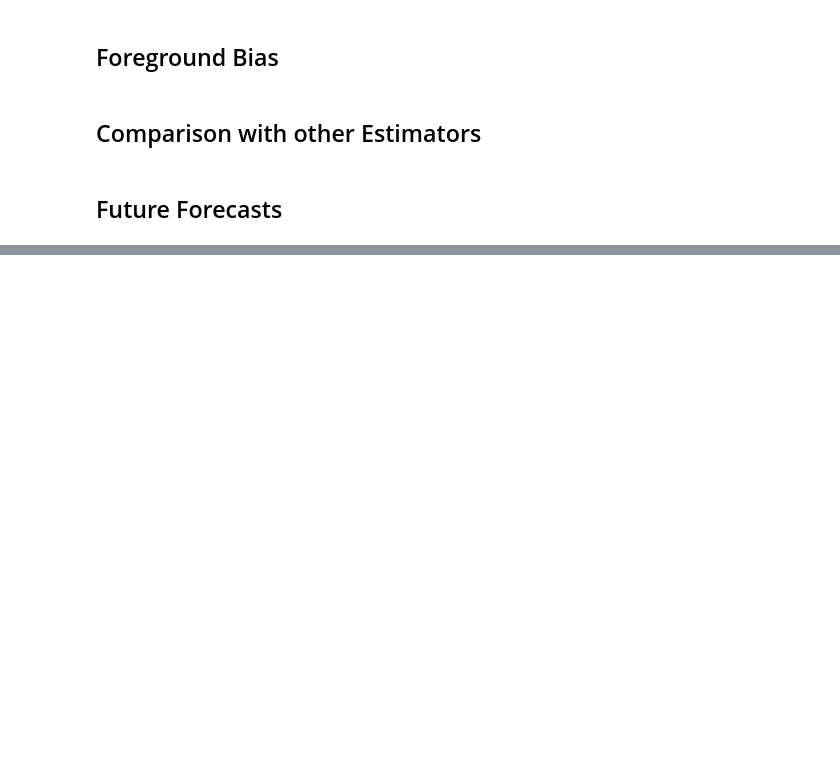
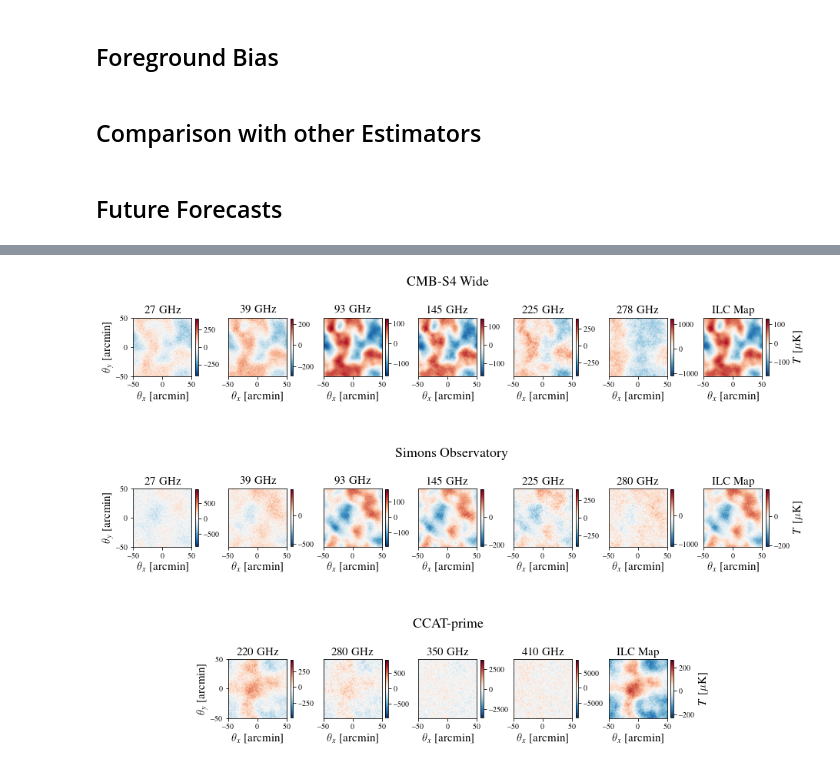
Before and after one commit to s6kelevy/cmb_lensing, a Jupyter notebook: random.ipynb, the cells around one changed output, grey strips where cells are left out. Saved outputs shown, nothing was run; the diff lists cells and outputs as text; code cells hidden in the pictures; blank space fills up the shorter version.

```diff
--- a/random.ipynb
+++ b/random.ipynb
@@ -100,30 +23,0 @@ for i in tqdm(range(25)):
-# %%
-fig, axs = plt.subplots(2, 2, sharex='col', sharey='row',
-                        gridspec_kw={'hspace': 0, 'wspace': 0}, figsize=(9,6))
-(ax1, ax2), (ax3, ax4) = axs
-for i in range(24):
-    ax1.plot(bins, dipole_profiles_1000[i], color = 'red', alpha = 0.1)
-ax1.plot(bins, dipole_profiles_1000[24], color = 'red', alpha = 0.1, label = nber_clusters_int[0])
-ax1.plot(bins, np.mean(dipole_profiles_1000, axis = 0), color = 'green', ls = '--')
-ax1.set_ylabel(r'$\langle\Delta T_{\theta_x}\rangle$'+r'$\ [\mu$'+'K]', fontsize = 15)
-ax1.legend()
-for i in range(24):
-    ax2.plot(bins, dipole_profiles_10000[i], color = 'red', alpha = 0.1)
-ax2.plot(bins, dipole_profiles_10000[24], color = 'red', alpha = 0.1, label = nber_clusters_int[1])
-ax2.plot(bins, np.mean(dipole_profiles_10000, axis = 0), color = 'green', ls = '--')
-ax2.legend()
-for i in range(24):
-    ax3.plot(bins, dipole_profiles_20000[i], color = 'red', alpha = 0.1)
-ax3.plot(bins, dipole_profiles_20000[24], color = 'red', alpha = 0.1, label = nber_clusters_int[2])
-ax3.plot(bins, np.mean(dipole_profiles_20000, axis = 0), color = 'green', ls = '--')
-ax3.set_xlabel(r'$\theta_x$ [arcmin]', fontsize = 15)
-ax3.set_ylabel(r'$\langle\Delta T_{\theta_x}\rangle$'+r'$\ [\mu$'+'K]', fontsize = 15)
-ax3.set_xticks([-4,-2,0,2, 4])
-ax3.legend()
-for i in range(24):
-    ax4.plot(bins, dipole_profiles_30000[i], color = 'red', alpha = 0.1)
-ax4.plot(bins, dipole_profiles_30000[24], color = 'red', alpha = 0.1, label = nber_clusters_int[3])
-ax4.plot(bins, np.mean(dipole_profiles_40000, axis = 0), color = 'green', ls = '--')
-ax4.set_xlabel(r'$\theta_x$ [arcmin]', fontsize = 15)
-ax4.set_xticks([-4,-2,0,2, 4])
-ax4.legend()
@@ -848,7 +696,7 @@ l, bl_dic_s4wide = exp.beam_power_spectrum_dict(experiment = 's4wide')
 l, nl_dic_s4wide = exp.noise_power_spectra_dict(experiment = 's4wide')
 
 
-l, cl_residual_s4wide, res_ilc_dic_s4wide, weights_arr_s4wide = fg.residuals_and_weights(components = 'all', experiment = 's4wide', cov_from_sims = True)
+l, cl_residual_s4wide, res_ilc_dic_s4wide, weights_arr_s4wide = hlc.residuals_and_weights(components = 'all', experiment = 's4wide', cov_from_sims = True)
 cl_noise_s4wide =  cl_residual_s4wide
 
 
@@ -926,7 +774,7 @@ l, bl_dic_so = exp.beam_power_spectrum_dict(experiment = 'so')
 l, nl_dic_so = exp.noise_power_spectra_dict(experiment = 'so')
 
 
-l, cl_residual_so, res_ilc_dic_so, weights_arr_so = fg.residuals_and_weights(components = 'all', experiment = 'so', cov_from_sims = True)
+l, cl_residual_so, res_ilc_dic_so, weights_arr_so = hlc.residuals_and_weights(components = 'all', experiment = 'so', cov_from_sims = True)
 cl_noise_so =  cl_residual_so
 
 
@@ -1101,7 +1070,7 @@ axarr[0,5].set_xlabel(r'$\theta_x\ $'+'[arcmin]', fontsize = '15')
 axarr[0,5].get_yaxis().set_visible(False)
 img06 = axarr[0,6].imshow(hlc_map_s4wide, extent = extent, cmap = cm.RdBu_r)
 fig.colorbar(img06, ax = axarr[0,6], shrink = 0.2).set_label(label=r'$T \ [\mu$'+'K]', size=15)
-axarr[0,6].set_title('HLC Map', fontsize = '15')
+axarr[0,6].set_title('ILC Map', fontsize = '15')
 axarr[0,6].set_xlabel(r'$\theta_x\ $'+'[arcmin]', fontsize = '15')
 axarr[0,6].get_yaxis().set_visible(False)
 
@@ -1138,7 +1107,7 @@ axarr[1,5].set_xlabel(r'$\theta_x\ $'+'[arcmin]', fontsize = '15')
 axarr[1,5].get_yaxis().set_visible(False)
 img16 = axarr[1,6].imshow(hlc_map_so, extent = extent, cmap = cm.RdBu_r)
 fig.colorbar(img16, ax = axarr[1,6], shrink = 0.2).set_label(label=r'$T \ [\mu$'+'K]', size=15)
-axarr[1,6].set_title('HLC Map', fontsize = '15')
+axarr[1,6].set_title('ILC Map', fontsize = '15')
 axarr[1,6].set_xlabel(r'$\theta_x\ $'+'[arcmin]', fontsize = '15')
 axarr[1,6].get_yaxis().set_visible(False)
 
@@ -1149,34 +1118,36 @@ fig.colorbar(img21, ax = axarr[2,1], shrink = 0.2)
 axarr[2,1].set_title(str(freq_arr_ccatp[0])+' GHz', fontsize = '15')
 axarr[2,1].set_ylabel(r'$\theta_y\ $'+'[arcmin]', fontsize = '15')
 axarr[2,1].set_xlabel(r'$\theta_x\ $'+'[arcmin]', fontsize = '15')
 img22 = axarr[2,2].imshow(map_arr_ccatp[1], extent = extent, cmap = cm.RdBu_r)
 fig.colorbar(img22, ax = axarr[2,2], shrink = 0.2)
 axarr[2,2].set_title(str(freq_arr_ccatp[1])+' GHz', fontsize = '15')
 axarr[2,2].set_xlabel(r'$\theta_x\ $'+'[arcmin]', fontsize = '15')
 axarr[2,2].get_yaxis().set_visible(False)
 img23 = axarr[2,3].imshow(map_arr_ccatp[2], extent = extent, cmap = cm.RdBu_r)
 fig.colorbar(img23, ax = axarr[2,3], shrink = 0.2)
 axarr[2,3].set_title(str(freq_arr_ccatp[2])+' GHz', fontsize = '15')
 axarr[2,3].set_xlabel(r'$\theta_x\ $'+'[arcmin]', fontsize = '15')
 axarr[2,3].get_yaxis().set_visible(False)
 img24 = axarr[2,4].imshow(map_arr_ccatp[3], extent = extent, cmap = cm.RdBu_r)
 fig.colorbar(img24, ax = axarr[2,4], shrink = 0.2)
 axarr[2,4].set_title(str(freq_arr_ccatp[3])+' GHz', fontsize = '15')
 axarr[2,4].set_xlabel(r'$\theta_x\ $'+'[arcmin]', fontsize = '15')
 axarr[2,4].get_yaxis().set_visible(False)
 img25 = axarr[2,5].imshow(hlc_map_ccatp, extent = extent, cmap = cm.RdBu_r)
 fig.colorbar(img25, ax = axarr[2,5], shrink = 0.2).set_label(label=r'$T \ [\mu$'+'K]', size=15)
-axarr[2,5].set_title('HLC Map', fontsize = '15')
+axarr[2,5].set_title('ILC Map', fontsize = '15')
 axarr[2,5].set_xlabel(r'$\theta_x\ $'+'[arcmin]', fontsize = '15')
 axarr[2,5].get_yaxis().set_visible(False)
 axarr[2,6].set_visible(False)
 fig.subplots_adjust(wspace=0.3, hspace = -0.4)
 
 
 axarr[0,3].text(-70, 105, 'CMB-S4 Wide', fontsize = 18)
 axarr[1,3].text(-90, 105, 'Simons Observatory', fontsize = 18)
 axarr[2,3].text(-60, 105, 'CCAT-prime', fontsize = 18)
 plt.savefig('multifrequency_maps.eps', dpi = 200., bbox_inches = 'tight', pad_inches = 0.1)
+# %% [output]
+[figure, added]
 # %%
 fig, axs = plt.subplots(2, 3, sharex='col', sharey='row',
                         gridspec_kw={'hspace': 0, 'wspace': 0}, figsize=(18,10))
```
Also changed, not shown: parts of 11 cells of this notebook, 9 other files.
